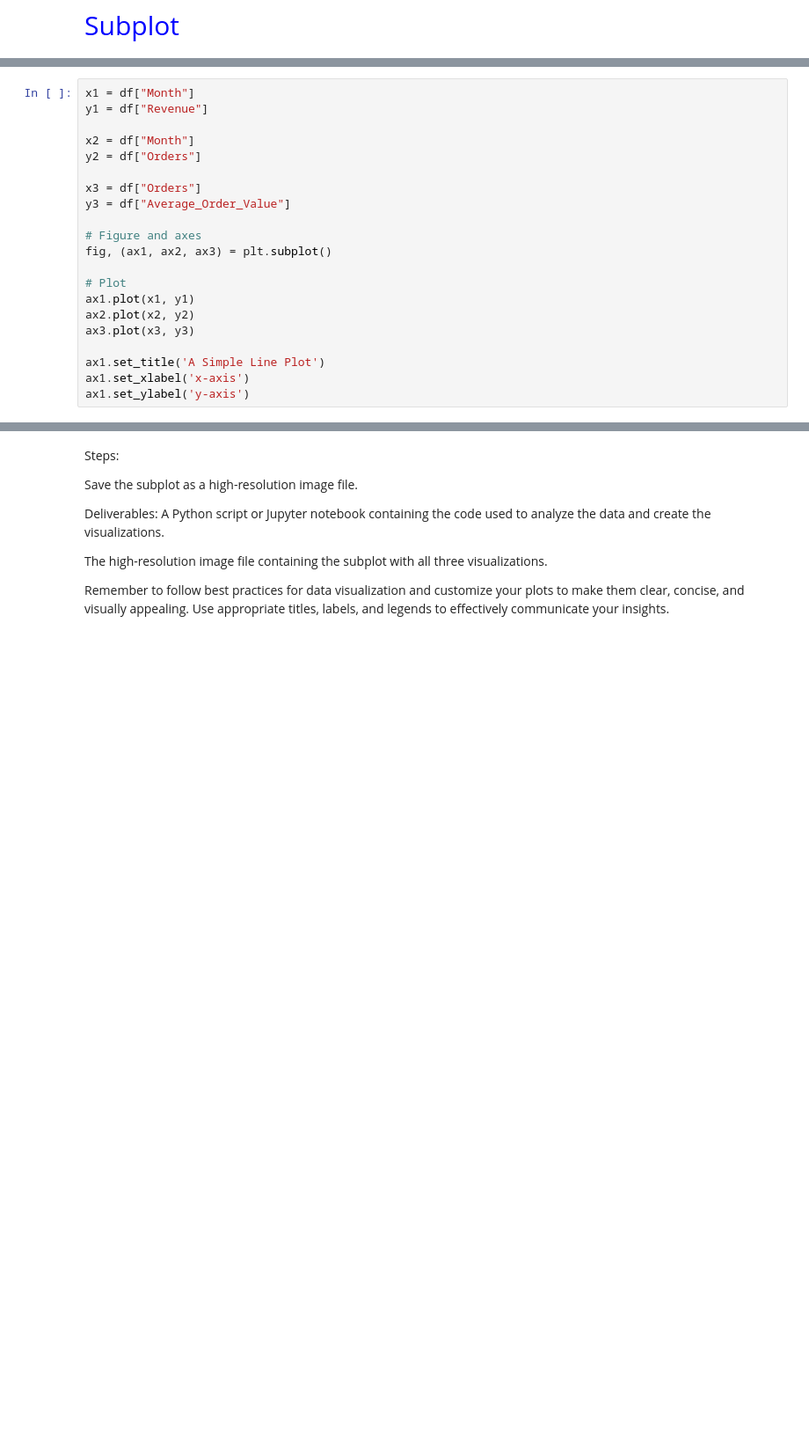
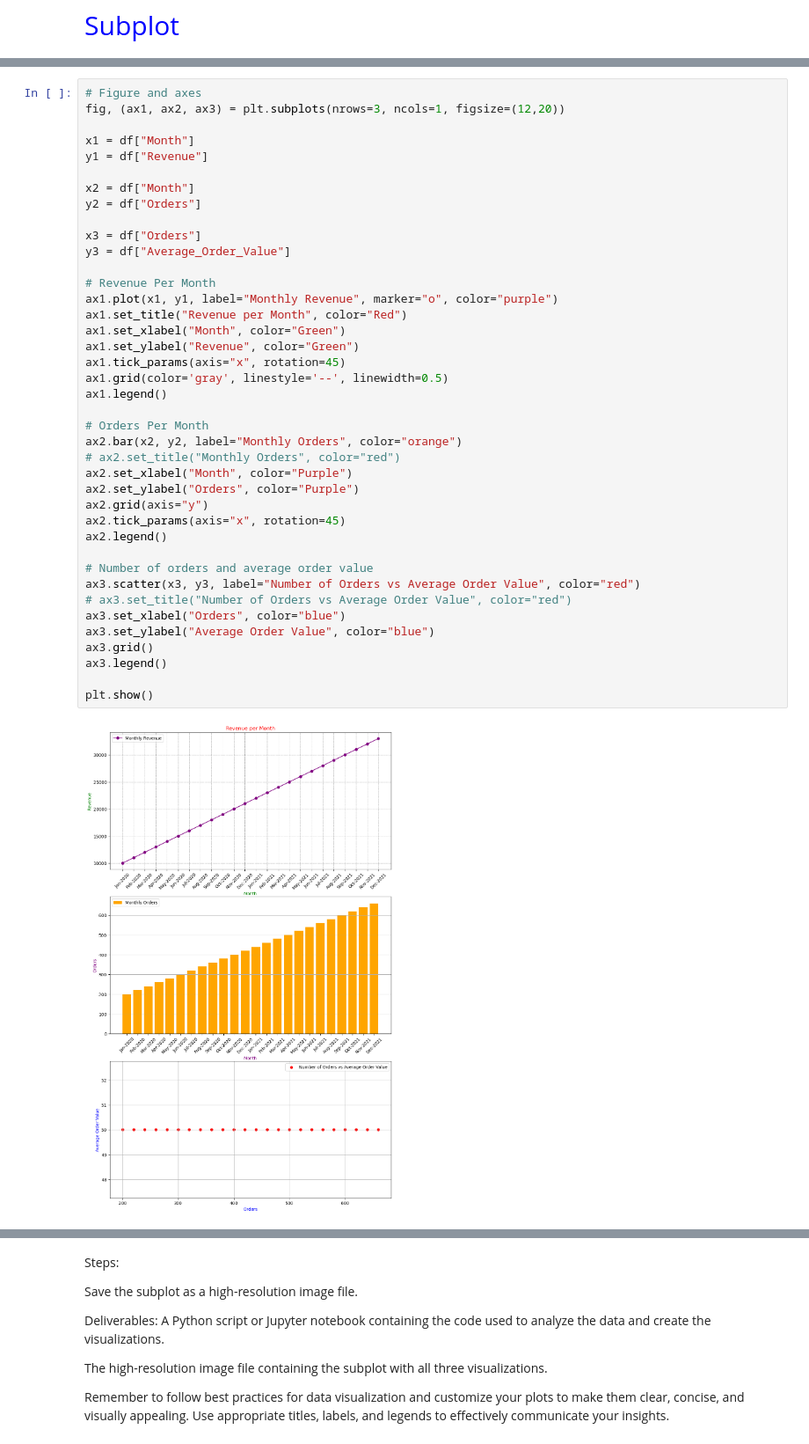
Before and after one commit to Janengethe/Matplotlib, a Jupyter notebook: matplotlib_assignment.ipynb, the cells around one changed output, grey strips where cells are left out. Shown: that part at 88% size. Drawn from its saved outputs; the diff is of its cells as text; blank space fills up the shorter version.

Commit message:
plots

```diff
--- a/matplotlib_assignment.ipynb
+++ b/matplotlib_assignment.ipynb
@@ -164,21 +168,42 @@ Adjust the layout and size of the subplot to make it visually appealing.
 # %%
+# Figure and axes
+fig, (ax1, ax2, ax3) = plt.subplots(nrows=3, ncols=1, figsize=(12,20))
+
 x1 = df["Month"]
 y1 = df["Revenue"]
 
 x2 = df["Month"]
 y2 = df["Orders"]
 
 x3 = df["Orders"]
 y3 = df["Average_Order_Value"]
 
-# Figure and axes
-fig, (ax1, ax2, ax3) = plt.subplot()
+# Revenue Per Month
+ax1.plot(x1, y1, label="Monthly Revenue", marker="o", color="purple")
+ax1.set_title("Revenue per Month", color="Red")
+ax1.set_xlabel("Month", color="Green")
+ax1.set_ylabel("Revenue", color="Green")
+ax1.tick_params(axis="x", rotation=45)
+ax1.grid(color='gray', linestyle='--', linewidth=0.5)
+ax1.legend()
 
-# Plot
-ax1.plot(x1, y1)
-ax2.plot(x2, y2)
-ax3.plot(x3, y3)
+# Orders Per Month
+ax2.bar(x2, y2, label="Monthly Orders", color="orange")
+# ax2.set_title("Monthly Orders", color="red")
+ax2.set_xlabel("Month", color="Purple")
+ax2.set_ylabel("Orders", color="Purple")
+ax2.grid(axis="y")
+ax2.tick_params(axis="x", rotation=45)
+ax2.legend()
 
-ax1.set_title('A Simple Line Plot')
-ax1.set_xlabel('x-axis')
-ax1.set_ylabel('y-axis')
+# Number of orders and average order value
+ax3.scatter(x3, y3, label="Number of Orders vs Average Order Value", color="red")
+# ax3.set_title("Number of Orders vs Average Order Value", color="red")
+ax3.set_xlabel("Orders", color="blue")
+ax3.set_ylabel("Average Order Value", color="blue")
+ax3.grid()
+ax3.legend()
+
+plt.show()
+# %% [output]
+[figure, added]
```
Also changed, not shown: parts of 23 cells of this notebook.
